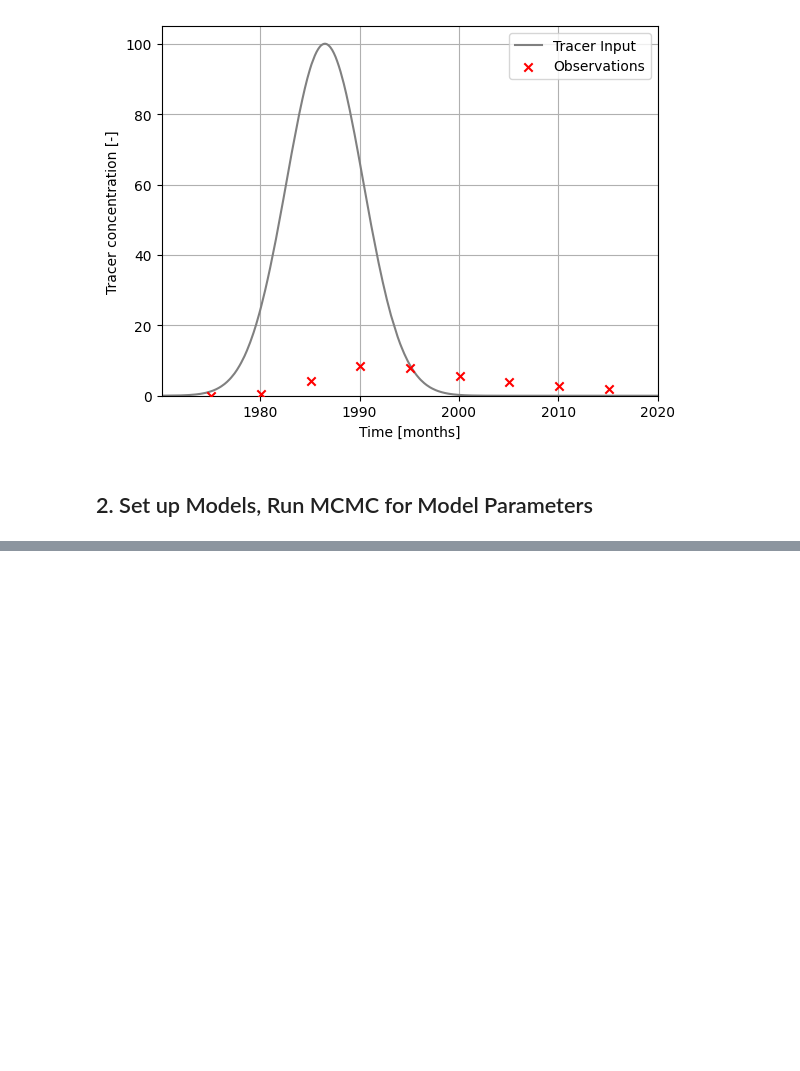
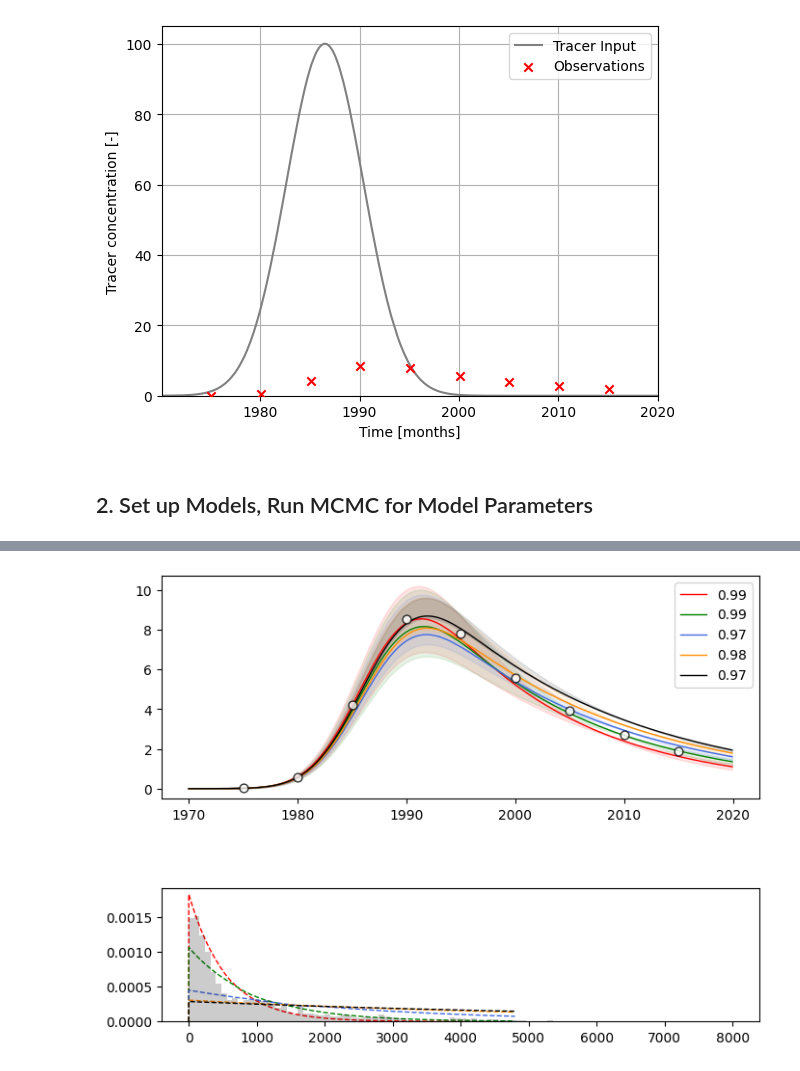
Before and after one commit to iGW-TU-Dresden/PyTracerLab, a Jupyter notebook: docs/examples/example_11.ipynb, the cells around one changed output, grey strips where cells are left out. Saved outputs shown, nothing was run; the diff lists cells and outputs as text; code cells hidden in the pictures; blank space fills up the shorter version.

```diff
--- a/docs/examples/example_11.ipynb
+++ b/docs/examples/example_11.ipynb
@@ -195,0 +203,4 @@ plt.show()
+# %%
+# load modflow travel times from csv
+tts_mf = pd.read_csv("tts_weights_modflow.csv", index_col=None)
+tts_mf.head()
@@ -195,0 +214,82 @@ plt.show()
+# %%
+fig, ax = plt.subplots(nrows=2, ncols=1, figsize=(8, 6),
+                       gridspec_kw={"height_ratios": [2, 1.2], "hspace": .5, "wspace": .1},
+                       sharey="row", sharex="row")
+
+start = 0
+end = 900
+
+colors = ["red", "green", "royalblue", "darkorange", "black"]
+
+for i in range(len(results)):
+    # plot ssimulations
+    sim_data = results[i]["sims"]
+    s = sim_data.reshape((-1, sim_data.shape[-1]))
+    q = np.quantile(s, [0.01, 0.5, 0.99], axis=0)
+
+    ax[0].plot(
+        timestamps[start:end],
+        q[1, start:end],
+        c=colors[i],
+        ls="-",
+        lw=1.,
+        label=f"{nse(obs_series[start:end], q[1, start:end]):.2f}"
+    )
+    ax[0].fill_between(
+        timestamps[start:end],
+        q[0, start:end], q[2, start:end],
+        color=colors[i],
+        alpha=0.1
+    )
+    ax[0].legend()
+
+    # plot age distributions
+    step_limit = 12 * 400
+    dt = 1.
+
+    # integrate age distributions to check area integrates to 1
+    # use trapezoidal rule
+    integrals = []
+    age_dists_ = []
+    for j in range(len(age_distributions[i])):
+        I = np.trapezoid(age_distributions[i][j][:step_limit], dx=dt)
+        age_dists_.append(age_distributions[i][j][:step_limit] / I)
+        integrals.append(I)
+    print(np.mean(integrals), np.std(integrals))
+
+    t_plot = np.arange(0, step_limit * dt, dt)
+    ax[1].plot(
+        t_plot,
+        np.median(age_dists_, axis=0),
+        alpha=1.,
+        c=colors[i],
+        lw=1.,
+        ls="--",
+        zorder=10
+    )
+    # ax[1].fill_between(
+    #     t_plot,
+    #     np.quantile(age_dists[i], 0.99, axis=0),
+    #     np.quantile(age_dists[i], 0.01, axis=0),
+    #     alpha=.1,
+    #     color=colors[i]
+    # )
+
+ax[0].scatter(
+    timestamps, obs_series,
+    marker="o", facecolor="w",
+    edgecolor="k", s=40,
+    zorder=100, alpha=0.8,
+    lw=1.
+)
+
+_ = ax[1].hist(
+    tts_mf["tts"] / 30.,
+    weights=tts_mf["weights"],
+    bins=100,
+    color="k",
+    alpha=.2,
+    zorder=1000,
+    density=True
+)
+# %% [output]
@@ -195,0 +301 @@ plt.show()
+[figure, added]
```
Also changed, not shown: parts of 10 cells of this notebook, 5 other files.
